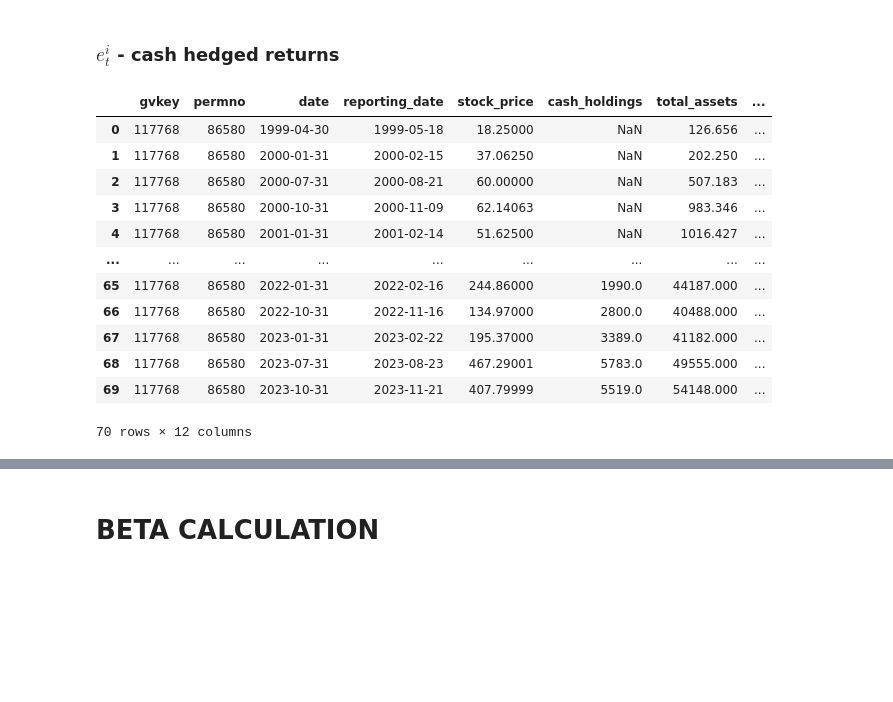
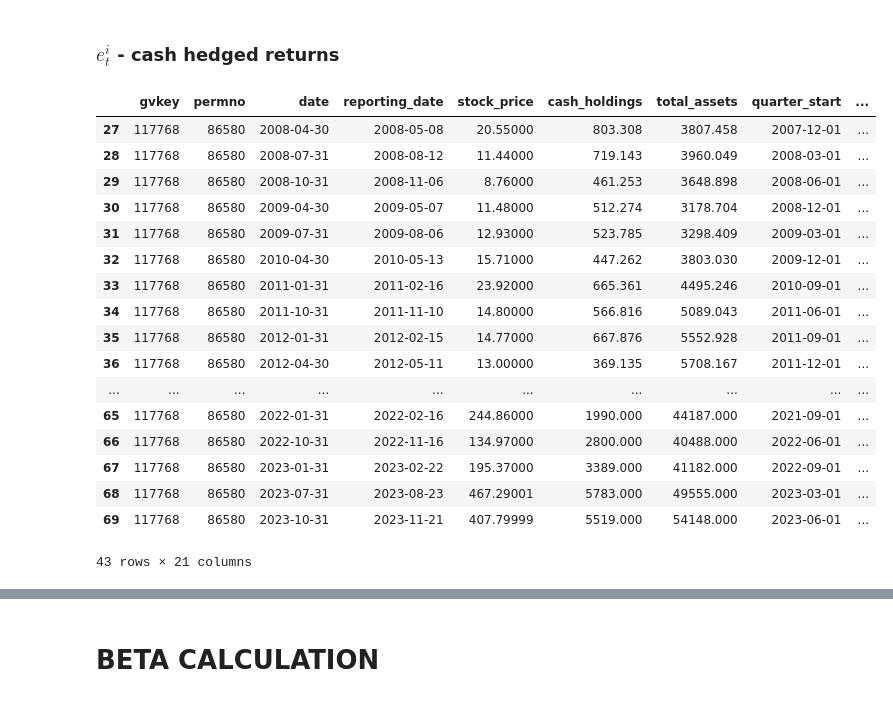
Before and after one commit to veervohra03/CashHedged, a Jupyter notebook: cashHedgedV2.ipynb, the cells around one changed output, grey strips where cells are left out. Drawn from its saved outputs; the diff is of its cells as text; code cells hidden in the pictures; blank space fills up the shorter version.

```diff
--- a/cashHedgedV2.ipynb
+++ b/cashHedgedV2.ipynb
@@ -65,28 +34,11 @@ snp_q
 # %%
-factors_d = conn.raw_sql('''
+risk_free_data = conn.raw_sql('''
     SELECT
         date,
-        mktrf AS market_factor,  -- Market factor (excess return on the market)
-        smb AS size_factor,  -- Size factor (Small Minus Big)
-        hml AS value_factor,  -- Value factor (High Minus Low)
-        umd AS momentum_factor,  -- Momentum factor
-        rf AS risk_free_rate -- One Month Treasury Bill Rate (daily)
+        rf AS daily_rf_rate -- One Month Treasury Bill Rate (daily)
     FROM
         ff.factors_daily
     WHERE
         date >= '1990-01-01'
 ''')
-
-factors_d
-
-factors_d['date'] = pd.to_datetime(factors_d['date'])
-
-factors_d["date"] = factors_d["date"].dt.to_period("Q").dt.end_time.dt.date
-
-factors_q = factors_d.groupby("date")[["market_factor", "size_factor", "value_factor", "momentum_factor", "risk_free_rate"]].apply(
-    lambda x: np.prod(1 + x) - 1
-).reset_index()
-
-factors_q.columns = factors_d.columns
-
-factors_q
+risk_free_data['date'] = pd.to_datetime(risk_free_data['date'])
@@ -206,3 +118,20 @@ nvidia
+# %%
+def aggregate_quarterly(start_date, end_date, daily_data, column, agg_func):
+    """
+    Aggregates data within the given start_date and end_date range.
+    """
+    mask = (daily_data['date'] >= start_date) & (daily_data['date'] <= end_date)
+    return agg_func(daily_data.loc[mask, column])
+
+nvidia['snp_quarterly_return'] = nvidia.apply(
+    lambda row: aggregate_quarterly(row['quarter_start'], row['quarter_end'], sp500_data, 'daily_return',
+                                    lambda x: np.prod(1 + x) - 1), axis=1
+)
+
+nvidia['rf_quarterly_rate'] = nvidia.apply(
+    lambda row: aggregate_quarterly(row['quarter_start'], row['quarter_end'], risk_free_data, 'daily_rf_rate',
+                                    np.mean), axis=1
+)
 # %% [markdown]
 # CALCULATIONS (CASH-HEDGING & RETURNS)
 # %%
@@ -236,20 +149,27 @@ nvidia['b_it'] = ( nvidia['cash_holdings'] - nvidia['cash_holdings_t_minus_1'] )
 # %%
 # calculate the cash-hedged return (e_it)
 
 nvidia['cash_hedged_return'] = (1 / (1 - nvidia['cash_share_weight'])) * (nvidia['quarterly_return'] - (nvidia['cash_share_weight']  * nvidia['b_it']))
 
+nvidia = nvidia.dropna()
+
 nvidia
 # %% [output]
-|  | gvkey | permno | date | reporting_date | stock_price | cash_holdings | total_assets | ... |
-| 0 | 117768 | 86580 | 1999-04-30 | 1999-05-18 | 18.25000 | NaN | 126.656 | ... |
-| 1 | 117768 | 86580 | 2000-01-31 | 2000-02-15 | 37.06250 | NaN | 202.250 | ... |
-| 2 | 117768 | 86580 | 2000-07-31 | 2000-08-21 | 60.00000 | NaN | 507.183 | ... |
-| 3 | 117768 | 86580 | 2000-10-31 | 2000-11-09 | 62.14063 | NaN | 983.346 | ... |
-| 4 | 117768 | 86580 | 2001-01-31 | 2001-02-14 | 51.62500 | NaN | 1016.427 | ... |
-| ... | ... | ... | ... | ... | ... | ... | ... | ... |
-| 65 | 117768 | 86580 | 2022-01-31 | 2022-02-16 | 244.86000 | 1990.0 | 44187.000 | ... |
-| 66 | 117768 | 86580 | 2022-10-31 | 2022-11-16 | 134.97000 | 2800.0 | 40488.000 | ... |
-| 67 | 117768 | 86580 | 2023-01-31 | 2023-02-22 | 195.37000 | 3389.0 | 41182.000 | ... |
-| 68 | 117768 | 86580 | 2023-07-31 | 2023-08-23 | 467.29001 | 5783.0 | 49555.000 | ... |
-| 69 | 117768 | 86580 | 2023-10-31 | 2023-11-21 | 407.79999 | 5519.0 | 54148.000 | ... |
+|  | gvkey | permno | date | reporting_date | stock_price | cash_holdings | total_assets | quarter_start | ... |
+| 27 | 117768 | 86580 | 2008-04-30 | 2008-05-08 | 20.55000 | 803.308 | 3807.458 | 2007-12-01 | ... |
+| 28 | 117768 | 86580 | 2008-07-31 | 2008-08-12 | 11.44000 | 719.143 | 3960.049 | 2008-03-01 | ... |
+| 29 | 117768 | 86580 | 2008-10-31 | 2008-11-06 | 8.76000 | 461.253 | 3648.898 | 2008-06-01 | ... |
+| 30 | 117768 | 86580 | 2009-04-30 | 2009-05-07 | 11.48000 | 512.274 | 3178.704 | 2008-12-01 | ... |
+| 31 | 117768 | 86580 | 2009-07-31 | 2009-08-06 | 12.93000 | 523.785 | 3298.409 | 2009-03-01 | ... |
+| 32 | 117768 | 86580 | 2010-04-30 | 2010-05-13 | 15.71000 | 447.262 | 3803.030 | 2009-12-01 | ... |
+| 33 | 117768 | 86580 | 2011-01-31 | 2011-02-16 | 23.92000 | 665.361 | 4495.246 | 2010-09-01 | ... |
+| 34 | 117768 | 86580 | 2011-10-31 | 2011-11-10 | 14.80000 | 566.816 | 5089.043 | 2011-06-01 | ... |
+| 35 | 117768 | 86580 | 2012-01-31 | 2012-02-15 | 14.77000 | 667.876 | 5552.928 | 2011-09-01 | ... |
+| 36 | 117768 | 86580 | 2012-04-30 | 2012-05-11 | 13.00000 | 369.135 | 5708.167 | 2011-12-01 | ... |
+| ... | ... | ... | ... | ... | ... | ... | ... | ... | ... |
+| 65 | 117768 | 86580 | 2022-01-31 | 2022-02-16 | 244.86000 | 1990.000 | 44187.000 | 2021-09-01 | ... |
+| 66 | 117768 | 86580 | 2022-10-31 | 2022-11-16 | 134.97000 | 2800.000 | 40488.000 | 2022-06-01 | ... |
+| 67 | 117768 | 86580 | 2023-01-31 | 2023-02-22 | 195.37000 | 3389.000 | 41182.000 | 2022-09-01 | ... |
+| 68 | 117768 | 86580 | 2023-07-31 | 2023-08-23 | 467.29001 | 5783.000 | 49555.000 | 2023-03-01 | ... |
+| 69 | 117768 | 86580 | 2023-10-31 | 2023-11-21 | 407.79999 | 5519.000 | 54148.000 | 2023-06-01 | ... |
-70 rows × 12 columns
+43 rows × 21 columns
```
Also changed, not shown: parts of 23 cells of this notebook.
